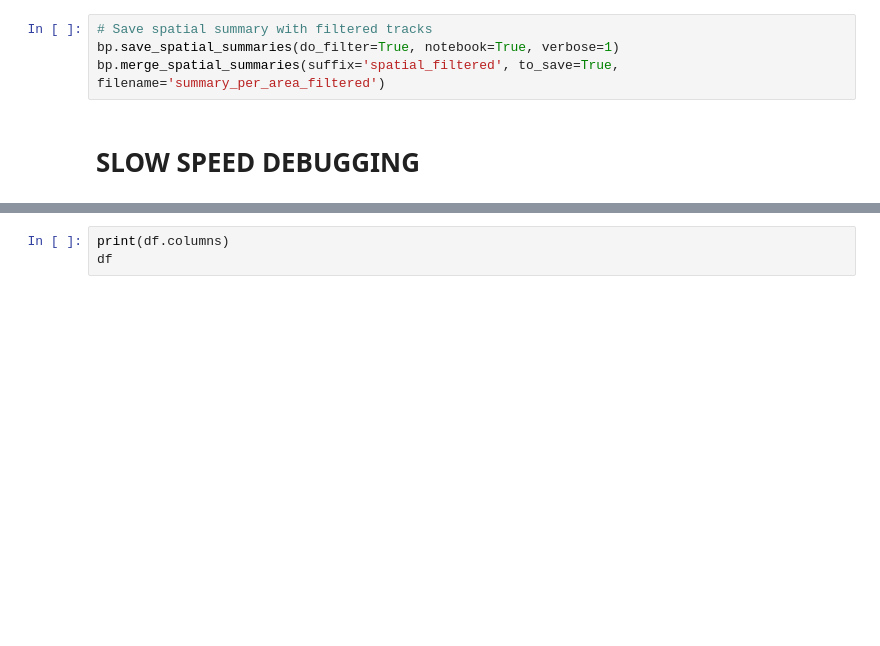
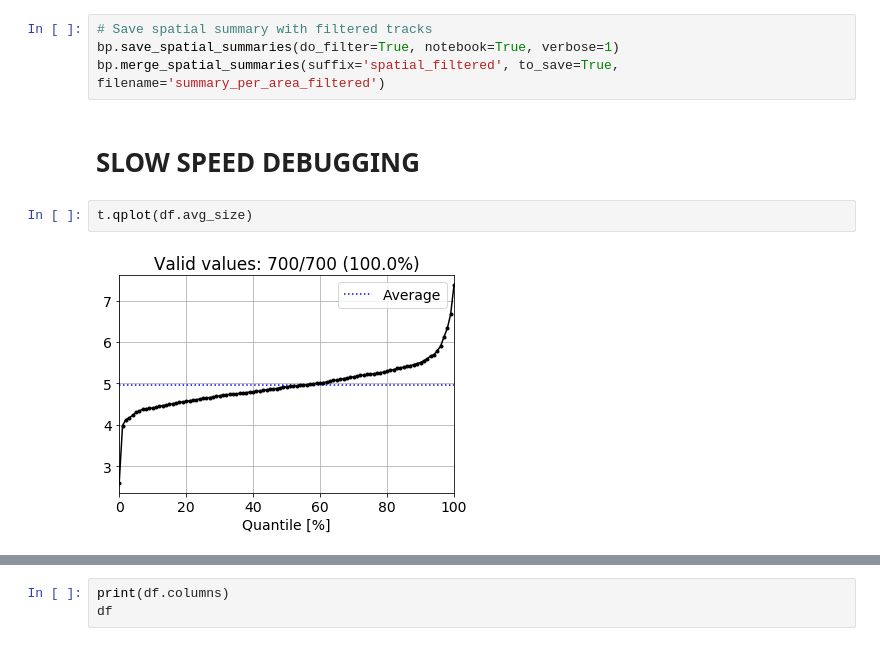
Before and after one commit to ido90/AyalonRoad, a Jupyter notebook: Analyzer/Basic Processing.ipynb, the cells around one changed output, grey strips where cells are left out. Saved outputs shown, nothing was run; the diff lists cells and outputs as text; blank space fills up the shorter version.

```diff
--- a/Analyzer/Basic Processing.ipynb
+++ b/Analyzer/Basic Processing.ipynb
@@ -204,3 +198,7 @@ bp.save_spatial_summaries(do_filter=True, notebook=True, verbose=1)
 bp.merge_spatial_summaries(suffix='spatial_filtered', to_save=True, filename='summary_per_area_filtered')
 # %% [markdown]
 # SLOW SPEED DEBUGGING
+# %%
+t.qplot(df.avg_size)
+# %% [output]
+[figure, added]
```
Also changed, not shown: parts of 10 cells of this notebook.
